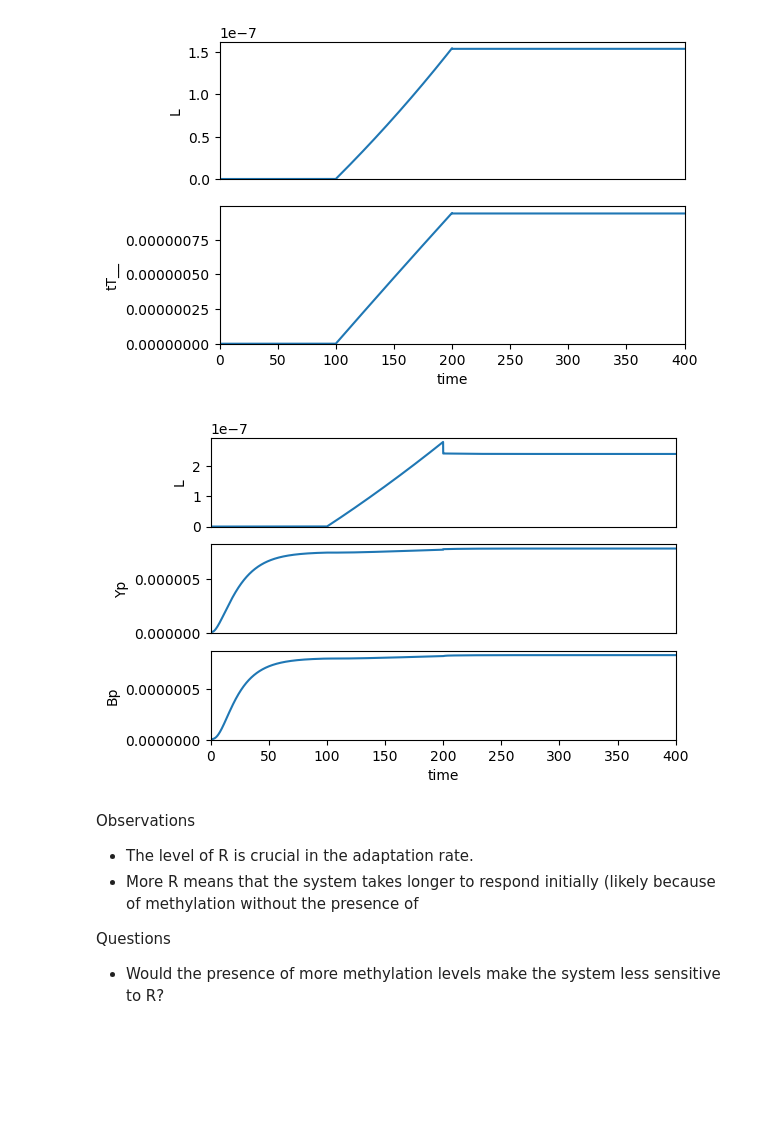
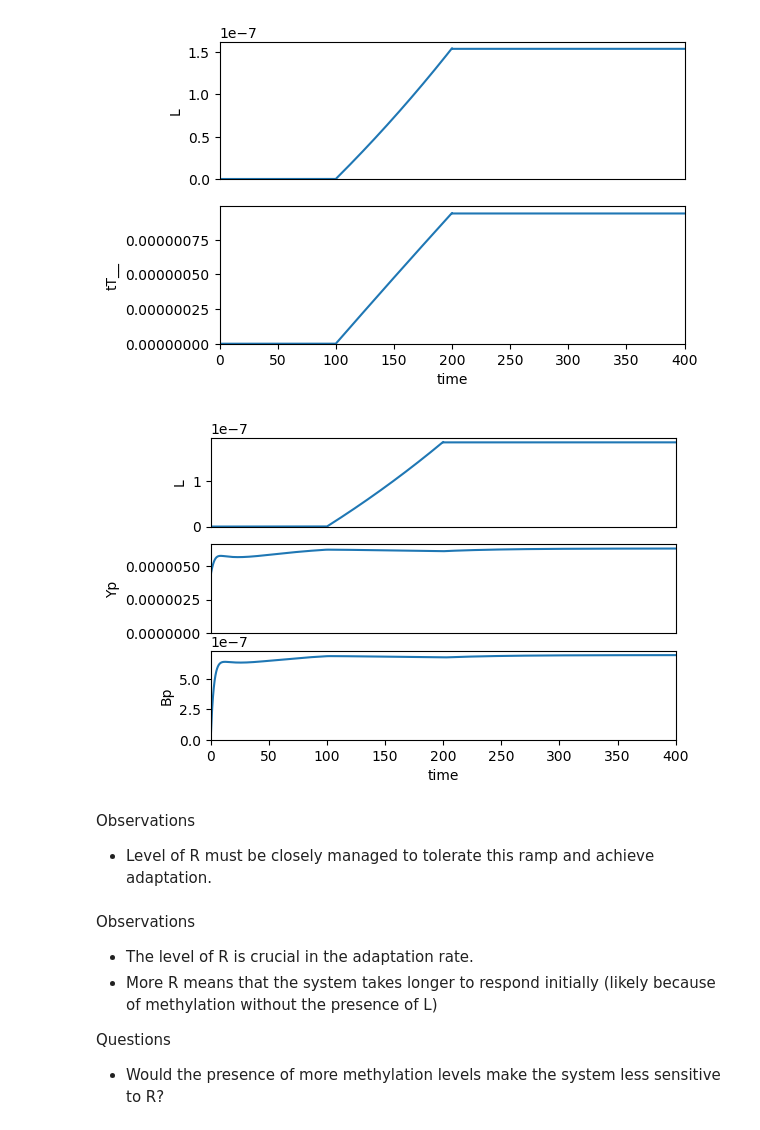
Before and after one commit to ScienceStacks/BioCellControl, a Jupyter notebook: Analysis/chemotaxis.ipynb, the cells around one changed output. Saved outputs shown, nothing was run; the diff lists cells and outputs as text; code cells hidden in the pictures; blank space fills up the shorter version.

```diff
--- a/Analysis/chemotaxis.ipynb
+++ b/Analysis/chemotaxis.ipynb
@@ -197,15 +197,18 @@ plotter.lines(["L", "tT__"])
 [figure]
 # %%
 # Where does the ligand go?
-elements = ["at (time > 100): k0 = 0.011e-6", "at (time > 200): k0 = 0, L=0.15e-6", "R = 8e-6"]
+elements = ["at (time > 100): k0 = 0.011e-6", "at (time > 200): k0 = 0, L=0.18e-6", "R = 2e-6"]
 sim(elements=elements)
 plotter.lines(["L", "Yp", "Bp"])
 # %% [output]
-[figure, old version]
+[figure, new version]
+# %% [markdown]
+Observations
+- Level of R must be closely managed to tolerate this ramp and achieve adaptation.
 # %% [markdown]
 Observations
 - The level of R is crucial in the adaptation rate.
-- More R means that the system takes longer to respond initially (likely because of methylation without the presence of
+- More R means that the system takes longer to respond initially (likely because of methylation without the presence of L)
 
 Questions
 - Would the presence of more methylation levels make the system less sensitive to R?
```
